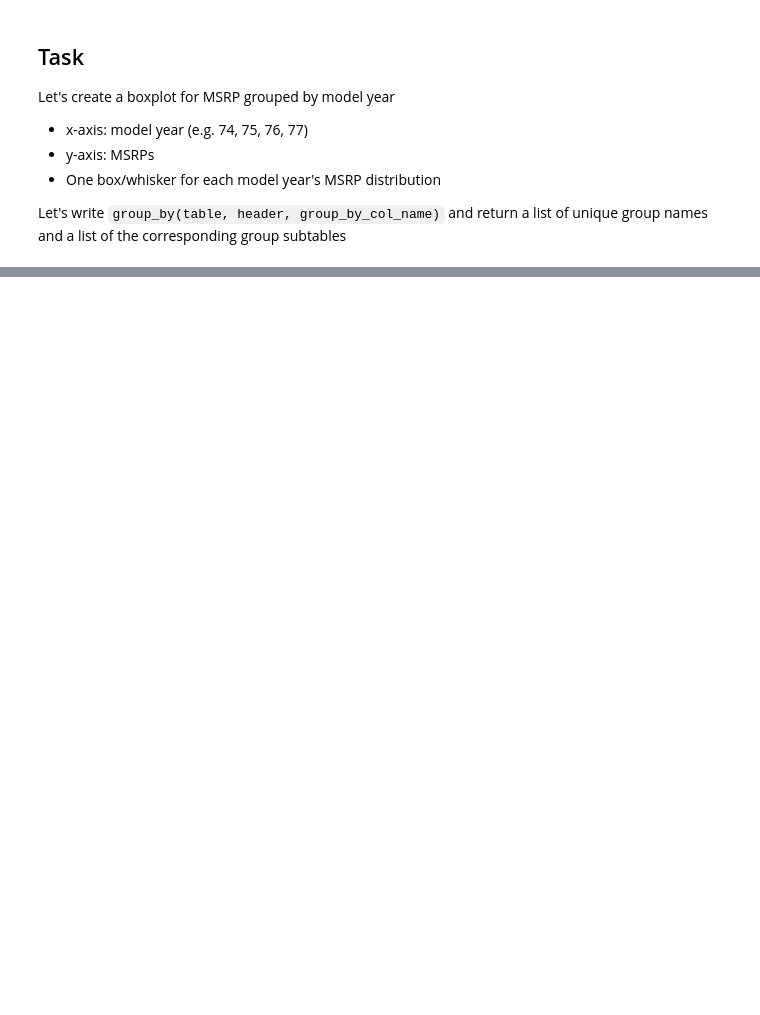
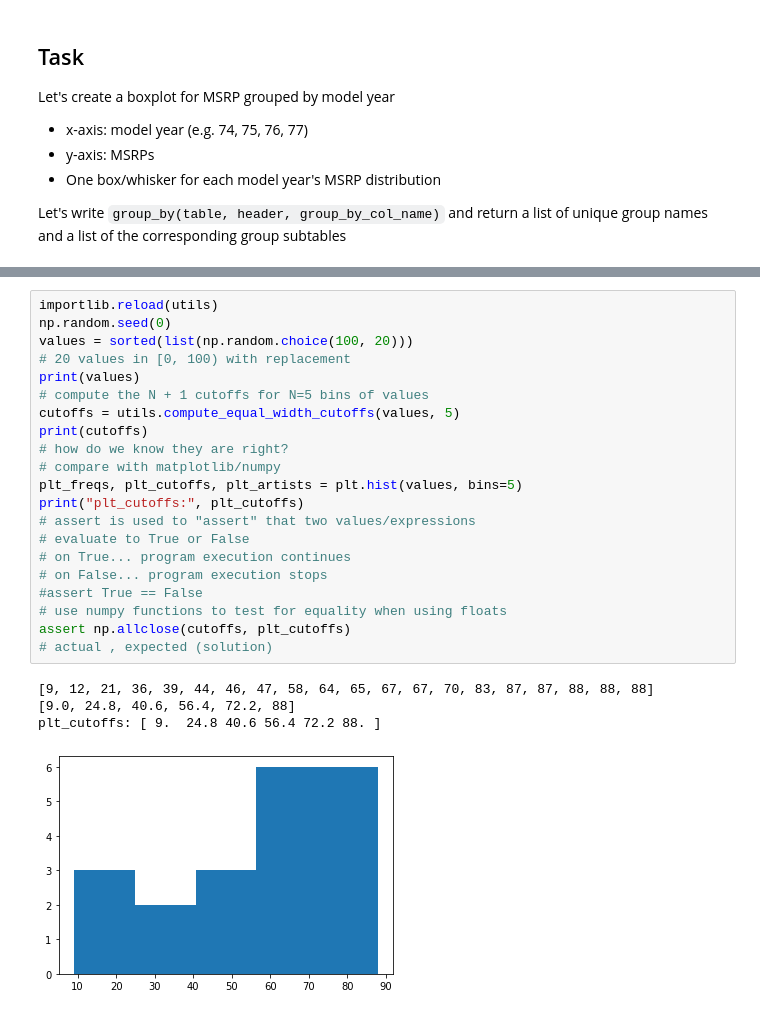
Before and after one commit to BenComer1998/U3-Data-Analysis, a Jupyter notebook: JupyterNotebookFunS2/MatplotlibBasics.ipynb, the cells around one changed output, grey strips where cells are left out. Cells and saved outputs as stored; diff of their text form; blank space fills up the shorter version.

```diff
--- a/JupyterNotebookFunS2/MatplotlibBasics.ipynb
+++ b/JupyterNotebookFunS2/MatplotlibBasics.ipynb
@@ -179,0 +194,26 @@ print(modelyear_subtables)
+# %%
+importlib.reload(utils)
+np.random.seed(0)
+values = sorted(list(np.random.choice(100, 20)))
+# 20 values in [0, 100) with replacement
+print(values)
+# compute the N + 1 cutoffs for N=5 bins of values
+cutoffs = utils.compute_equal_width_cutoffs(values, 5)
+print(cutoffs)
+# how do we know they are right?
+# compare with matplotlib/numpy
+plt_freqs, plt_cutoffs, plt_artists = plt.hist(values, bins=5)
+print("plt_cutoffs:", plt_cutoffs)
+# assert is used to "assert" that two values/expressions
+# evaluate to True or False
+# on True... program execution continues
+# on False... program execution stops
+#assert True == False
+# use numpy functions to test for equality when using floats
+assert np.allclose(cutoffs, plt_cutoffs)
+# actual , expected (solution)
+# %% [output]
+[9, 12, 21, 36, 39, 44, 46, 47, 58, 64, 65, 67, 67, 70, 83, 87, 87, 88, 88, 88]
+[9.0, 24.8, 40.6, 56.4, 72.2, 88]
+plt_cutoffs: [ 9.  24.8 40.6 56.4 72.2 88. ]
+[figure, added]
```
Also changed, not shown: parts of 7 cells of this notebook, 3 other files.
